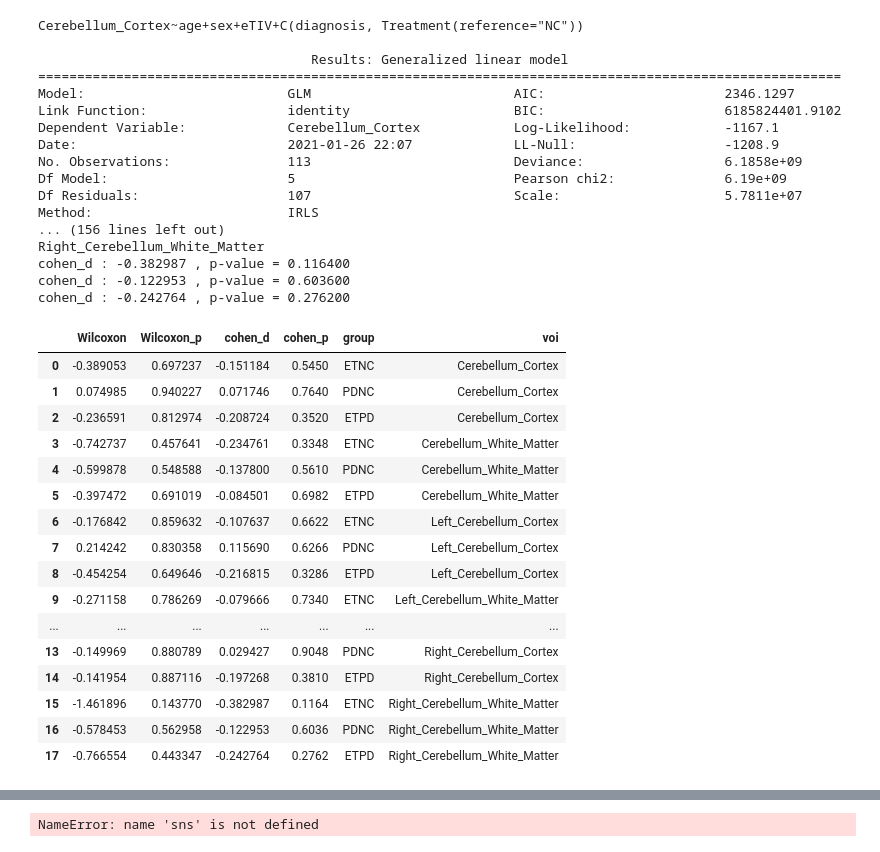
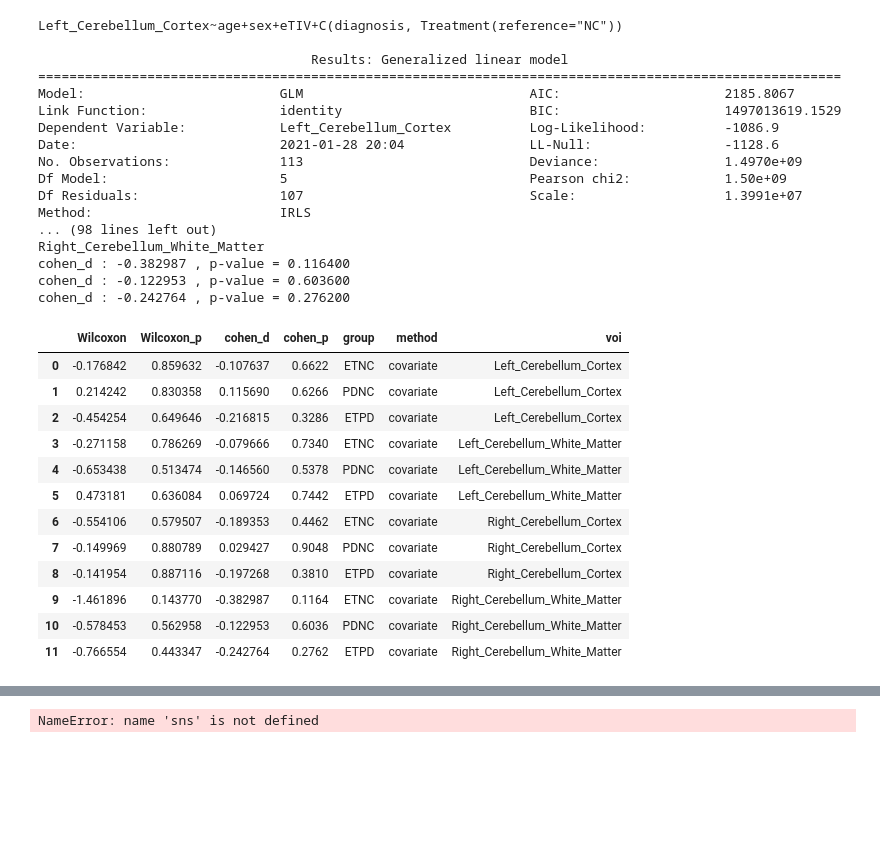
Before and after one commit to Vincent-wq/Replicability-of-PD-ICA, a Jupyter notebook: codes/devel/fs_analysis/0_cerebellar_confounder.ipynb, the cells around one changed output, grey strips where cells are left out. Drawn from its saved outputs; the diff is of its cells as text; code cells hidden in the pictures; blank space fills up the shorter version.

Commit message:
combine methods and dataformat

```diff
--- a/codes/devel/fs_analysis/0_cerebellar_confounder.ipynb
+++ b/codes/devel/fs_analysis/0_cerebellar_confounder.ipynb
@@ -214,8 +242,0 @@ curr_data.shape
-# %%
-k = 'Cerebellum_Cortex_pcp';
-sample_PD = curr_data[curr_data['diagnosis'] == 'PD'][[k]];
-sample_ET = curr_data[curr_data['diagnosis'] == 'ET'][[k]];
-test_stat = cohen_d(sample_PD, sample_ET);
-#print(test_stat)
-[test_stat, p_val, samples] = permute_Stats(sample_PD, sample_ET, 'cohen_d', 5, 5000, 1)
-[test_stat, p_val, samples] = permute_Stats(sample_PD, sample_ET, 'cohen_d', 5, 10000, 1)
@@ -228,8 +263,8 @@ cohen_d : 0.434886 , p-value = 0.049200
 # GLM analysis test the diagnosis vs cerebeller with age and sex controlled
 # 0. controlling volume with covariate
 # voi = intercept + beta1*age + beta2*sex + beta3*eTIV + deta4*diagnosis
-tar_list = ['Cerebellum_Cortex','Cerebellum_White_Matter','Left_Cerebellum_Cortex','Left_Cerebellum_White_Matter',
-            'Right_Cerebellum_Cortex','Right_Cerebellum_White_Matter'];
+tar_list = ['Left_Cerebellum_Cortex','Left_Cerebellum_White_Matter',
+            'Right_Cerebellum_Cortex','Right_Cerebellum_White_Matter']; # 'Cerebellum_Cortex','Cerebellum_White_Matter',
 import statsmodels.api as sm
 import statsmodels.formula.api as smf
 from statsmodels.formula.api import glm
@@ -243,69 +278,63 @@ def glm_covariate(data, tar_list):
         res = mod.fit()
         res_dict[var_ ] = {'formula':formula, 'res':res};
     return res_dict
 covariate_dict = glm_covariate(curr_data, tar_list);
 
 for k in covariate_dict.keys():
     print('\n')
     print(covariate_dict[k]['formula'],'\n')
     print(covariate_dict[k]['res'].summary2())
 
 from scipy.stats import ranksums
 import numpy as np
 import pandas as pd
-n_permu=10000; alpha=5; res_covariate_df = pd.DataFrame();
-stats_cols = ['voi','group','cohen_d','cohen_p','Wilcoxon','Wilcoxon_p'];
 
 for k in covariate_dict.keys():
     print(k)
     sample_PD = curr_data[curr_data['diagnosis'] == 'PD'][[k]];
     sample_ET = curr_data[curr_data['diagnosis'] == 'ET'][[k]];
     sample_NC = curr_data[curr_data['diagnosis'] == 'NC'][[k]];
     [test_stat_etnc, p_val_etnc, samples_etnc] = permute_Stats(sample_ET, sample_NC, 'cohen_d', alpha, n_permu, 0); (rs_etnc, p_etnc)=ranksums(sample_ET, sample_NC);
     [test_stat_pdnc, p_val_pdnc, samples_pdnc] = permute_Stats(sample_PD, sample_NC, 'cohen_d', alpha, n_permu, 0); (rs_pdnc, p_pdnc)=ranksums(sample_PD, sample_NC);
     [test_stat_etpd, p_val_etpd, samples_etpd] = permute_Stats(sample_ET, sample_PD, 'cohen_d', alpha, n_permu, 0); (rs_etpd, p_etpd)=ranksums(sample_ET, sample_PD);
-    res_covariate_df=res_covariate_df.append(
-        dict(zip(stats_cols, [k,'ETNC',test_stat_etnc, p_val_etnc, rs_etnc, p_etnc])), ignore_index=True);
-    res_covariate_df=res_covariate_df.append(
-        dict(zip(stats_cols, [k,'PDNC',test_stat_pdnc, p_val_pdnc, rs_pdnc, p_pdnc])), ignore_index=True);
-    res_covariate_df=res_covariate_df.append(
-        dict(zip(stats_cols, [k,'ETPD',test_stat_etpd, p_val_etpd, rs_etpd, p_etpd])), ignore_index=True);
-res_covariate_df
+    sts_df=sts_df.append(
+        dict(zip(stats_cols, [k,'ETNC',test_stat_etnc, p_val_etnc, rs_etnc, p_etnc, 'covariate'])), ignore_index=True);
+    sts_df=sts_df.append(
+        dict(zip(stats_cols, [k,'PDNC',test_stat_pdnc, p_val_pdnc, rs_pdnc, p_pdnc, 'covariate'])), ignore_index=True);
+    sts_df=sts_df.append(
+        dict(zip(stats_cols, [k,'ETPD',test_stat_etpd, p_val_etpd, rs_etpd, p_etpd, 'covariate'])), ignore_index=True);
+sts_df
 # %% [output]
-Cerebellum_Cortex~age+sex+eTIV+C(diagnosis, Treatment(reference="NC"))
+Left_Cerebellum_Cortex~age+sex+eTIV+C(diagnosis, Treatment(reference="NC"))
 
                                    Results: Generalized linear model
 =======================================================================================================
-Model:                          GLM                          AIC:                       2346.1297
-Link Function:                  identity                     BIC:                       6185824401.9102
-Dependent Variable:             Cerebellum_Cortex            Log-Likelihood:            -1167.1
-Date:                           2021-01-26 22:07             LL-Null:                   -1208.9
-No. Observations:               113                          Deviance:                  6.1858e+09
-Df Model:                       5                            Pearson chi2:              6.19e+09
-Df Residuals:                   107                          Scale:                     5.7811e+07
-Method:                         IRLS
-... (156 lines left out)
+Model:                         GLM                             AIC:                     2185.8067
+Link Function:                 identity                        BIC:                     1497013619.1529
+Dependent Variable:            Left_Cerebellum_Cortex          Log-Likelihood:          -1086.9
+Date:                          2021-01-28 20:04                LL-Null:                 -1128.6
+No. Observations:              113                             Deviance:                1.4970e+09
+Df Model:                      5                               Pearson chi2:            1.50e+09
+Df Residuals:                  107                             Scale:                   1.3991e+07
+Method:                        IRLS
+... (98 lines left out)
 Right_Cerebellum_White_Matter
 cohen_d : -0.382987 , p-value = 0.116400
 cohen_d : -0.122953 , p-value = 0.603600
 cohen_d : -0.242764 , p-value = 0.276200
-|  | Wilcoxon | Wilcoxon_p | cohen_d | cohen_p | group | voi |
-| 0 | -0.389053 | 0.697237 | -0.151184 | 0.5450 | ETNC | Cerebellum_Cortex |
-| 1 | 0.074985 | 0.940227 | 0.071746 | 0.7640 | PDNC | Cerebellum_Cortex |
-| 2 | -0.236591 | 0.812974 | -0.208724 | 0.3520 | ETPD | Cerebellum_Cortex |
-| 3 | -0.742737 | 0.457641 | -0.234761 | 0.3348 | ETNC | Cerebellum_White_Matter |
-| 4 | -0.599878 | 0.548588 | -0.137800 | 0.5610 | PDNC | Cerebellum_White_Matter |
-| 5 | -0.397472 | 0.691019 | -0.084501 | 0.6982 | ETPD | Cerebellum_White_Matter |
-| 6 | -0.176842 | 0.859632 | -0.107637 | 0.6622 | ETNC | Left_Cerebellum_Cortex |
-| 7 | 0.214242 | 0.830358 | 0.115690 | 0.6266 | PDNC | Left_Cerebellum_Cortex |
-| 8 | -0.454254 | 0.649646 | -0.216815 | 0.3286 | ETPD | Left_Cerebellum_Cortex |
-| 9 | -0.271158 | 0.786269 | -0.079666 | 0.7340 | ETNC | Left_Cerebellum_White_Matter |
-| ... | ... | ... | ... | ... | ... | ... |
-| 13 | -0.149969 | 0.880789 | 0.029427 | 0.9048 | PDNC | Right_Cerebellum_Cortex |
-| 14 | -0.141954 | 0.887116 | -0.197268 | 0.3810 | ETPD | Right_Cerebellum_Cortex |
-| 15 | -1.461896 | 0.143770 | -0.382987 | 0.1164 | ETNC | Right_Cerebellum_White_Matter |
-| 16 | -0.578453 | 0.562958 | -0.122953 | 0.6036 | PDNC | Right_Cerebellum_White_Matter |
-| 17 | -0.766554 | 0.443347 | -0.242764 | 0.2762 | ETPD | Right_Cerebellum_White_Matter |
+|  | Wilcoxon | Wilcoxon_p | cohen_d | cohen_p | group | method | voi |
+| 0 | -0.176842 | 0.859632 | -0.107637 | 0.6622 | ETNC | covariate | Left_Cerebellum_Cortex |
+| 1 | 0.214242 | 0.830358 | 0.115690 | 0.6266 | PDNC | covariate | Left_Cerebellum_Cortex |
+| 2 | -0.454254 | 0.649646 | -0.216815 | 0.3286 | ETPD | covariate | Left_Cerebellum_Cortex |
+| 3 | -0.271158 | 0.786269 | -0.079666 | 0.7340 | ETNC | covariate | Left_Cerebellum_White_Matter |
+| 4 | -0.653438 | 0.513474 | -0.146560 | 0.5378 | PDNC | covariate | Left_Cerebellum_White_Matter |
+| 5 | 0.473181 | 0.636084 | 0.069724 | 0.7442 | ETPD | covariate | Left_Cerebellum_White_Matter |
+| 6 | -0.554106 | 0.579507 | -0.189353 | 0.4462 | ETNC | covariate | Right_Cerebellum_Cortex |
+| 7 | -0.149969 | 0.880789 | 0.029427 | 0.9048 | PDNC | covariate | Right_Cerebellum_Cortex |
+| 8 | -0.141954 | 0.887116 | -0.197268 | 0.3810 | ETPD | covariate | Right_Cerebellum_Cortex |
+| 9 | -1.461896 | 0.143770 | -0.382987 | 0.1164 | ETNC | covariate | Right_Cerebellum_White_Matter |
+| 10 | -0.578453 | 0.562958 | -0.122953 | 0.6036 | PDNC | covariate | Right_Cerebellum_White_Matter |
+| 11 | -0.766554 | 0.443347 | -0.242764 | 0.2762 | ETPD | covariate | Right_Cerebellum_White_Matter |
 # %%
 # GLM analysis test the diagnosis vs cerebeller with age and sex controlled
 # 1. controlling volume with direct proportion adjustment
```
Also changed, not shown: parts of 15 cells of this notebook.
